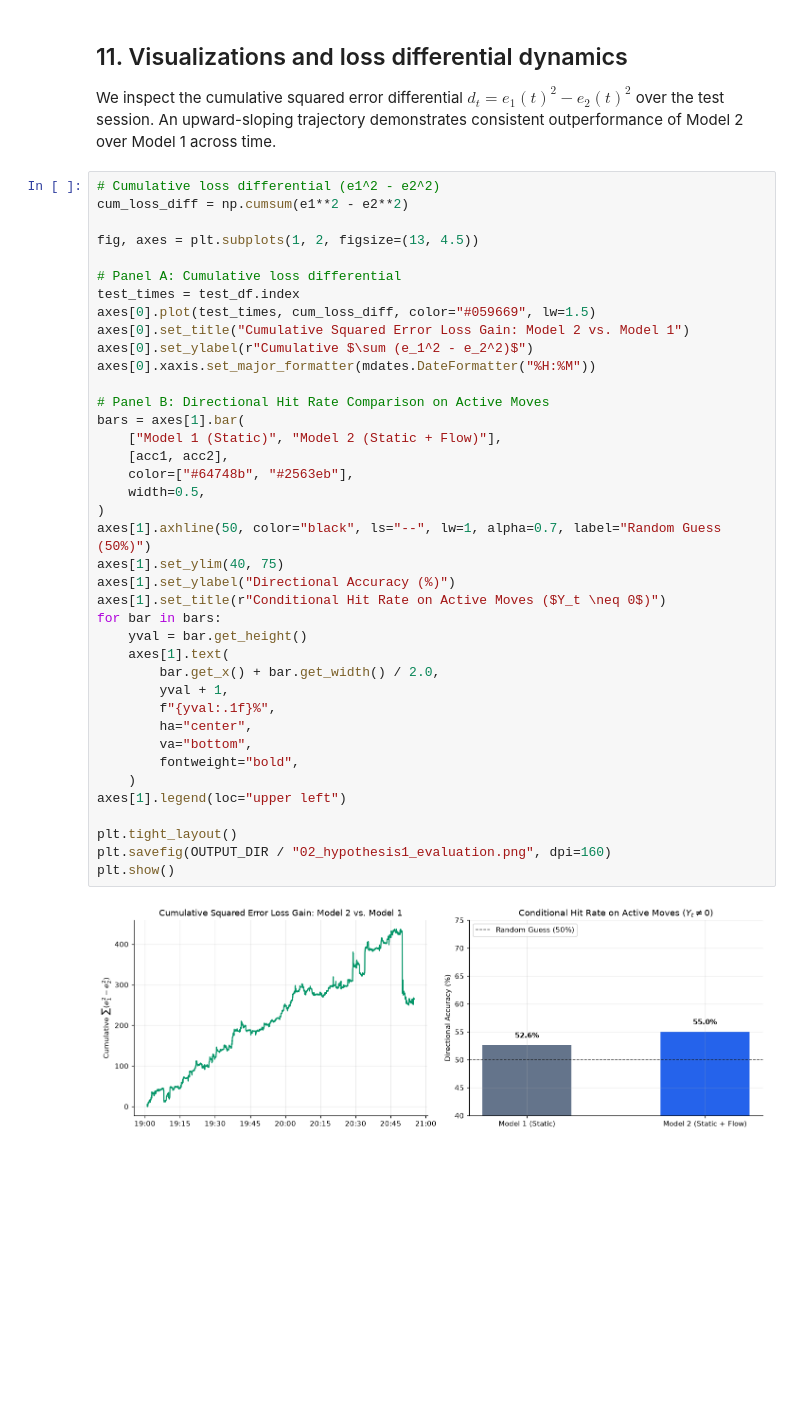
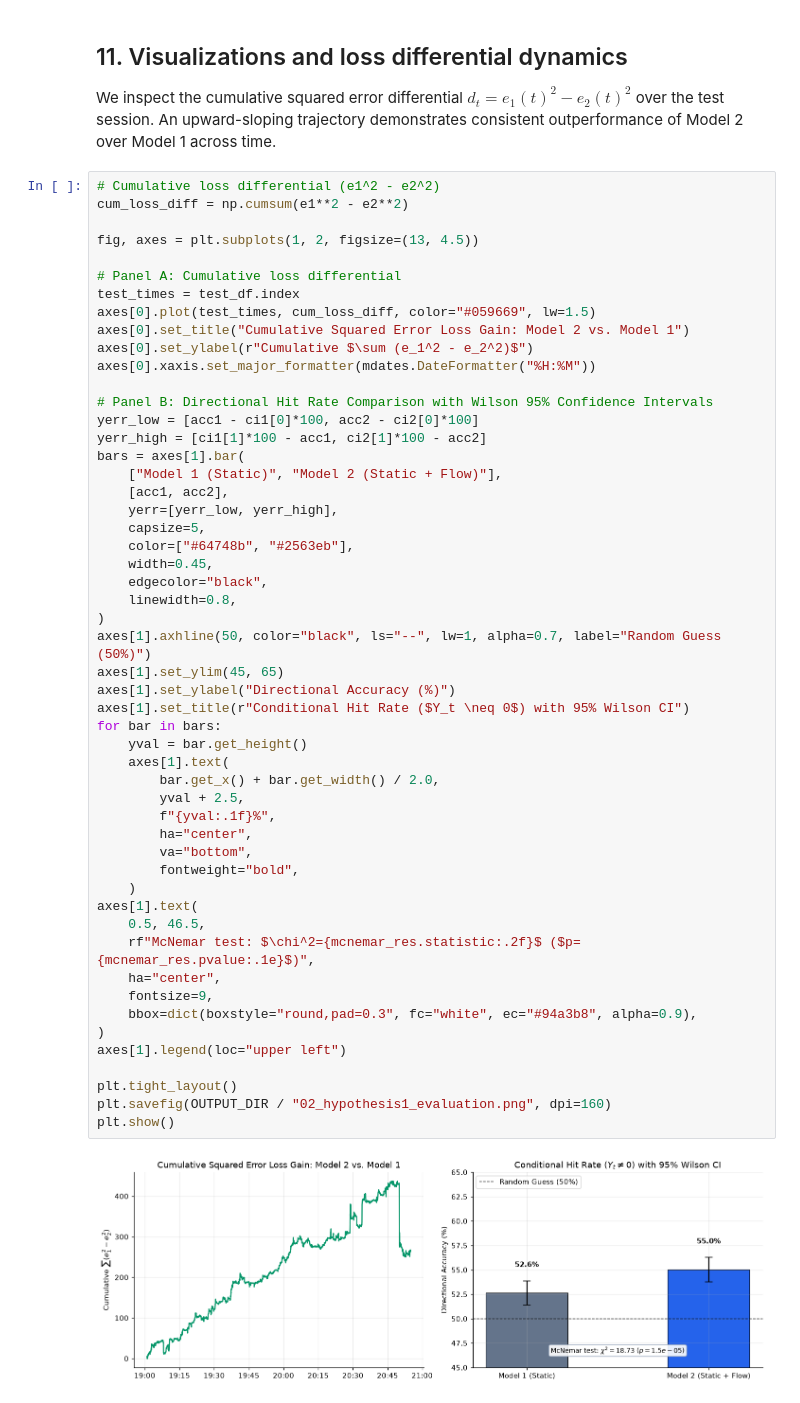
Before and after one commit to mohamadlakkis/Level-3-OrderBook-Analysis, a Jupyter notebook: analysis/02_mid_price_prediction.ipynb, the cells around one changed output. Cells and saved outputs as stored; diff of their text form; blank space fills up the shorter version.

Commit message:
Address round 1 review comments and add replies

```diff
--- a/analysis/02_mid_price_prediction.ipynb
+++ b/analysis/02_mid_price_prediction.ipynb
@@ -859,39 +918,52 @@ fig, axes = plt.subplots(1, 2, figsize=(13, 4.5))
 
 # Panel A: Cumulative loss differential
 test_times = test_df.index
 axes[0].plot(test_times, cum_loss_diff, color="#059669", lw=1.5)
 axes[0].set_title("Cumulative Squared Error Loss Gain: Model 2 vs. Model 1")
 axes[0].set_ylabel(r"Cumulative $\sum (e_1^2 - e_2^2)$")
 axes[0].xaxis.set_major_formatter(mdates.DateFormatter("%H:%M"))
 
-# Panel B: Directional Hit Rate Comparison on Active Moves
+# Panel B: Directional Hit Rate Comparison with Wilson 95% Confidence Intervals
+yerr_low = [acc1 - ci1[0]*100, acc2 - ci2[0]*100]
+yerr_high = [ci1[1]*100 - acc1, ci2[1]*100 - acc2]
 bars = axes[1].bar(
     ["Model 1 (Static)", "Model 2 (Static + Flow)"],
     [acc1, acc2],
+    yerr=[yerr_low, yerr_high],
+    capsize=5,
     color=["#64748b", "#2563eb"],
-    width=0.5,
+    width=0.45,
+    edgecolor="black",
+    linewidth=0.8,
 )
 axes[1].axhline(50, color="black", ls="--", lw=1, alpha=0.7, label="Random Guess (50%)")
-axes[1].set_ylim(40, 75)
+axes[1].set_ylim(45, 65)
 axes[1].set_ylabel("Directional Accuracy (%)")
-axes[1].set_title(r"Conditional Hit Rate on Active Moves ($Y_t \neq 0$)")
+axes[1].set_title(r"Conditional Hit Rate ($Y_t \neq 0$) with 95% Wilson CI")
 for bar in bars:
     yval = bar.get_height()
     axes[1].text(
         bar.get_x() + bar.get_width() / 2.0,
-        yval + 1,
+        yval + 2.5,
         f"{yval:.1f}%",
         ha="center",
         va="bottom",
         fontweight="bold",
     )
+axes[1].text(
+    0.5, 46.5,
+    rf"McNemar test: $\chi^2={mcnemar_res.statistic:.2f}$ ($p={mcnemar_res.pvalue:.1e}$)",
+    ha="center",
+    fontsize=9,
+    bbox=dict(boxstyle="round,pad=0.3", fc="white", ec="#94a3b8", alpha=0.9),
+)
 axes[1].legend(loc="upper left")
 
 plt.tight_layout()
 plt.savefig(OUTPUT_DIR / "02_hypothesis1_evaluation.png", dpi=160)
 plt.show()
 # %% [output]
-[figure, old version]
+[figure, new version]
 # %% [markdown]
 ### Interpretation of Loss Dynamics & Directional Accuracy
 
```
Also changed, not shown: parts of 7 cells of this notebook.
